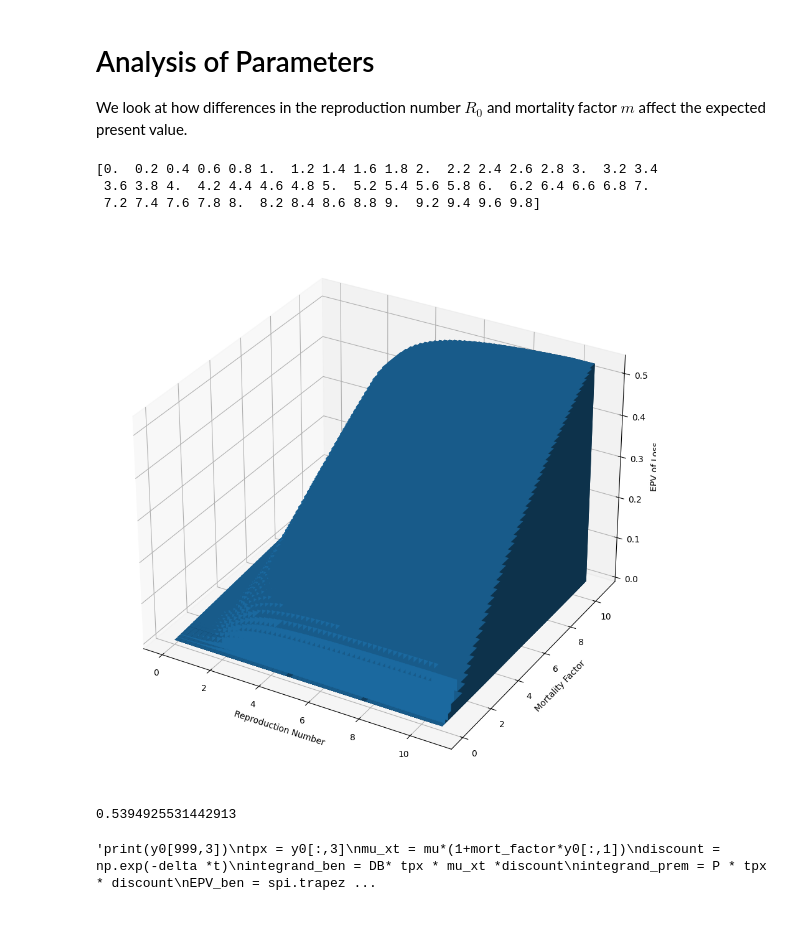
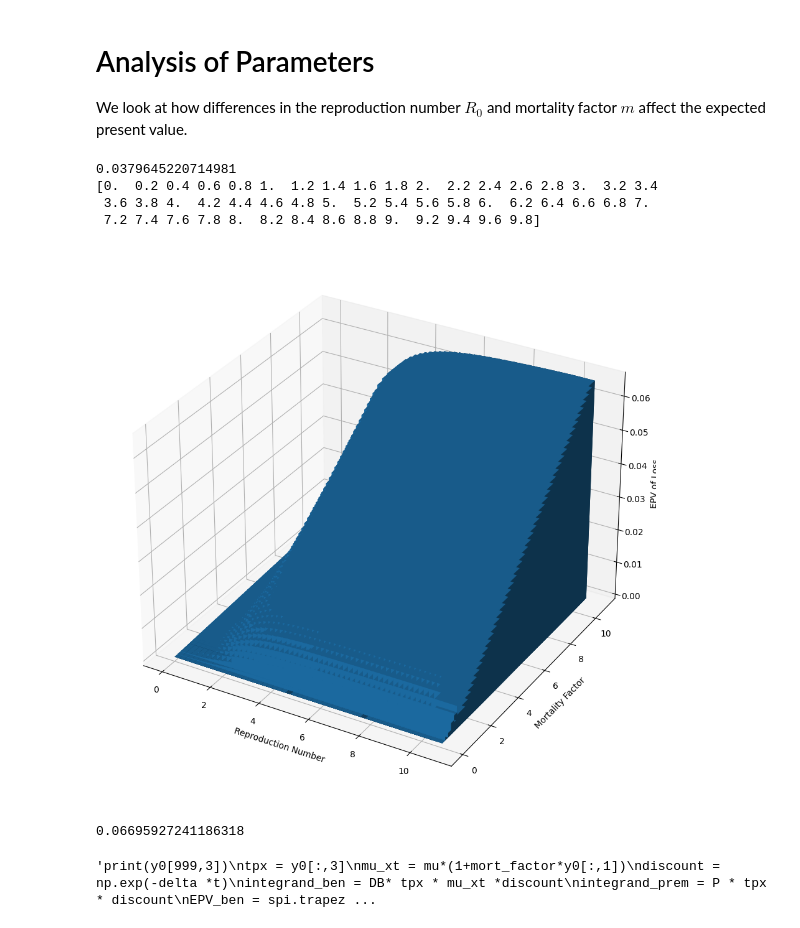
Before and after one commit to aryant2707/math461_unit1_grp5, a Jupyter notebook: callum/Parameter Analysis.ipynb, the cells around one changed output. Cells and saved outputs as stored; diff of their text form; code cells hidden in the pictures.

```diff
--- a/callum/Parameter Analysis.ipynb
+++ b/callum/Parameter Analysis.ipynb
@@ -7,12 +7,12 @@ import scipy.integrate as spi
 
 We look at how differences in the reproduction number $R_0$ and mortality factor $m$ affect the expected present value.
 # %%
-mu = 0.1
-mort_factor = 3
+mu = np.mean([7.4, 7.4, 7.6, 7.7, 7.6])/1000
+#mort_factor = 3
 delta = 0.05 # force of interest
 ddt = lambda p,t: np.array([-mu*p[0], mu*p[0]])
 #ic = np.array([0.95,0.05,0,1,0]) # S,I,R,Alive, dead
-R0 = 5
+R0 = 4
 DB = 1 #death benefit
 P = -mu*DB #premium calculated using equiv principle, assuming no pandemic
 
@@ -42,7 +42,7 @@ def find_EPV(r,m,infected = 0.05): #finds the EPV of loss for a given mort facto
   return EPV_ben + EPV_prem
 #making 3d graph of EPV for different R0, mort factors
 granularity = 0.2
-
+print(find_EPV(4,6))
 _R0_vals = np.arange(0,10,granularity)
 print(_R0_vals)
 _mort_vals = np.arange(0,10,granularity)
@@ -60,35 +60,36 @@ top = _top.ravel()
 
 
 bottom = np.zeros_like(top)
 width = depth = 1
 fig = plt.figure(figsize=(25, 30))
 ax1 = fig.add_subplot(121, projection='3d')
 ax1.bar3d(R0_vals, mort_vals, bottom, width, depth, top, shade=True)
 
 ax1.set_xlabel("Reproduction Number")
 ax1.set_ylabel("Mortality Factor")
 ax1.set_zlabel("EPV of Loss")
 plt.show()
 
 
 print(find_EPV(10,10))
 '''print(y0[999,3])
 tpx = y0[:,3]
 mu_xt = mu*(1+mort_factor*y0[:,1])
 discount = np.exp(-delta *t)
 integrand_ben = DB* tpx * mu_xt *discount
 integrand_prem = P * tpx * discount
 EPV_ben = spi.trapezoid(integrand_ben,t)
 EPV_prem = spi.trapezoid(integrand_prem,t)
 print(EPV_ben)
 print(EPV_prem)
 print("Loss of: ", EPV_ben + EPV_prem)'''
 # %% [output]
+0.0379645220714981
 [0.  0.2 0.4 0.6 0.8 1.  1.2 1.4 1.6 1.8 2.  2.2 2.4 2.6 2.8 3.  3.2 3.4
  3.6 3.8 4.  4.2 4.4 4.6 4.8 5.  5.2 5.4 5.6 5.8 6.  6.2 6.4 6.6 6.8 7.
  7.2 7.4 7.6 7.8 8.  8.2 8.4 8.6 8.8 9.  9.2 9.4 9.6 9.8]
-[figure, old version]
+[figure, new version]
-0.5394925531442913
+0.06695927241186318
 'print(y0[999,3])\ntpx = y0[:,3]\nmu_xt = mu*(1+mort_factor*y0[:,1])\ndiscount = np.exp(-delta *t)\nintegrand_ben = DB* tpx * mu_xt *discount\nintegrand_prem = P * tpx * discount\nEPV_ben = spi.trapez ...
 # %%
 # Affect of R0 for fixed mortality factor
```
Also changed, not shown: parts of 2 cells of this notebook, 1 other file.
